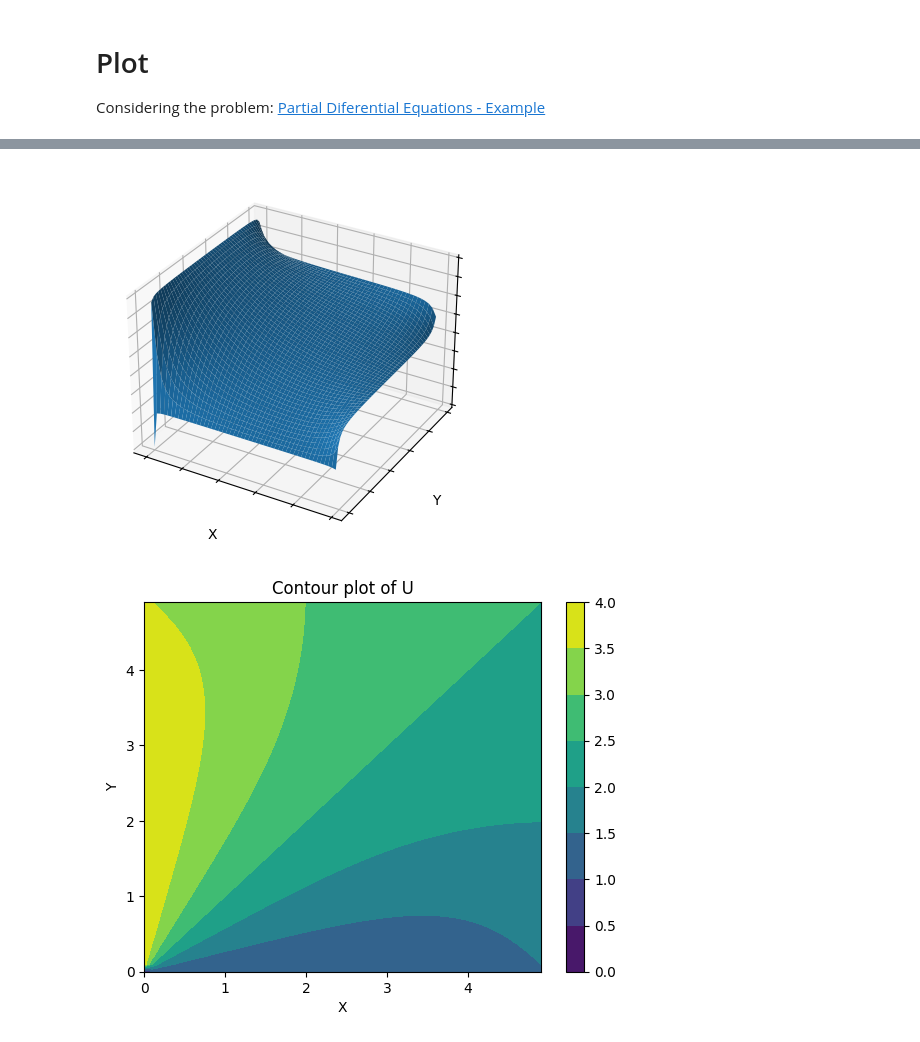
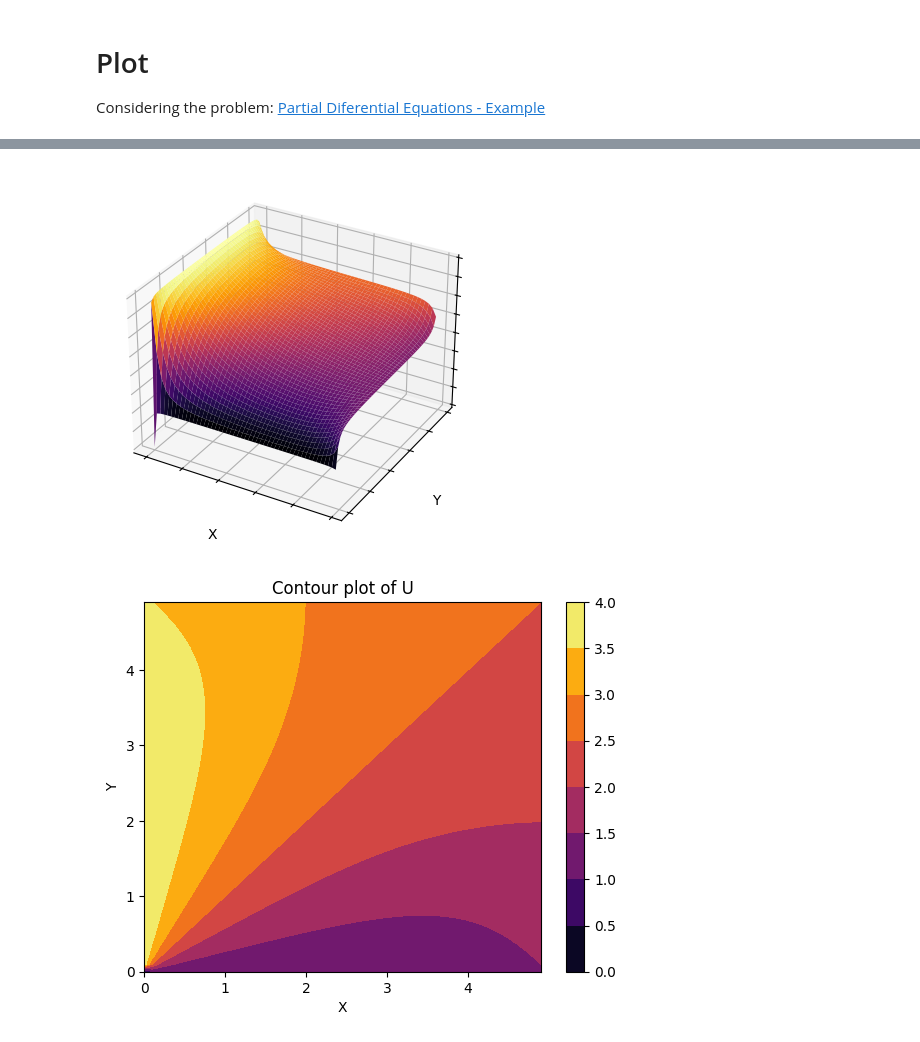
Before and after one commit to robertoarcanjo/Photonics, a Jupyter notebook: Numerical-Methods/PDE.ipynb, the cells around one changed output, grey strips where cells are left out. Drawn from its saved outputs; the diff is of its cells as text; code cells hidden in the pictures.

```diff
--- a/Numerical-Methods/PDE.ipynb
+++ b/Numerical-Methods/PDE.ipynb
@@ -171,28 +171,28 @@ plt.show()
 # %%
 Z = Z1 + Z2 + Z3 + Z4
 
 # Plot the surface
 fig, ax = plt.subplots(subplot_kw={"projection": "3d"})
-ax.plot_surface(X, Y, Z)
+ax.plot_surface(X, Y, Z, cmap="inferno")
 
 ax.set(xticklabels=[],
        yticklabels=[],
        zticklabels=[])
 
 ax.set_xlabel('X')
 ax.set_ylabel('Y')
 ax.set_zlabel('U')
 
 plt.show()
 
 # Plot in 2d
 fig, ax = plt.subplots()
-CS = ax.contourf(X, Y, Z)
+CS = ax.contourf(X, Y, Z, cmap="inferno")
 ax.set_xlabel('X')
 ax.set_ylabel('Y')
 ax.set_title('Contour plot of U')
 plt.colorbar(CS)
 plt.show()
 # %% [output]
-[figure, old version]
+[figure, new version]
-[figure, old version]
+[figure, new version]
```
Also changed, not shown: parts of 4 cells of this notebook, 1 other file.
